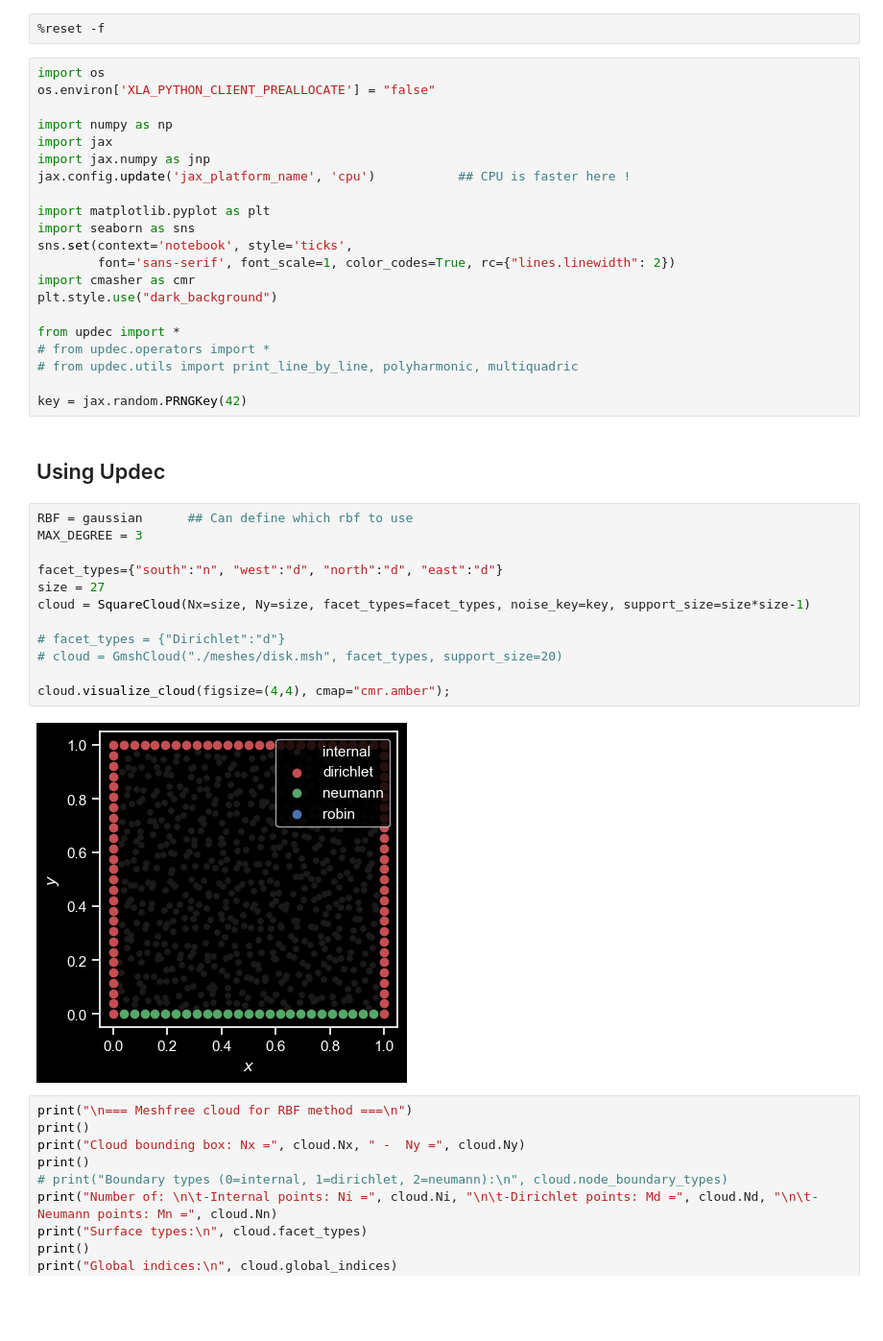
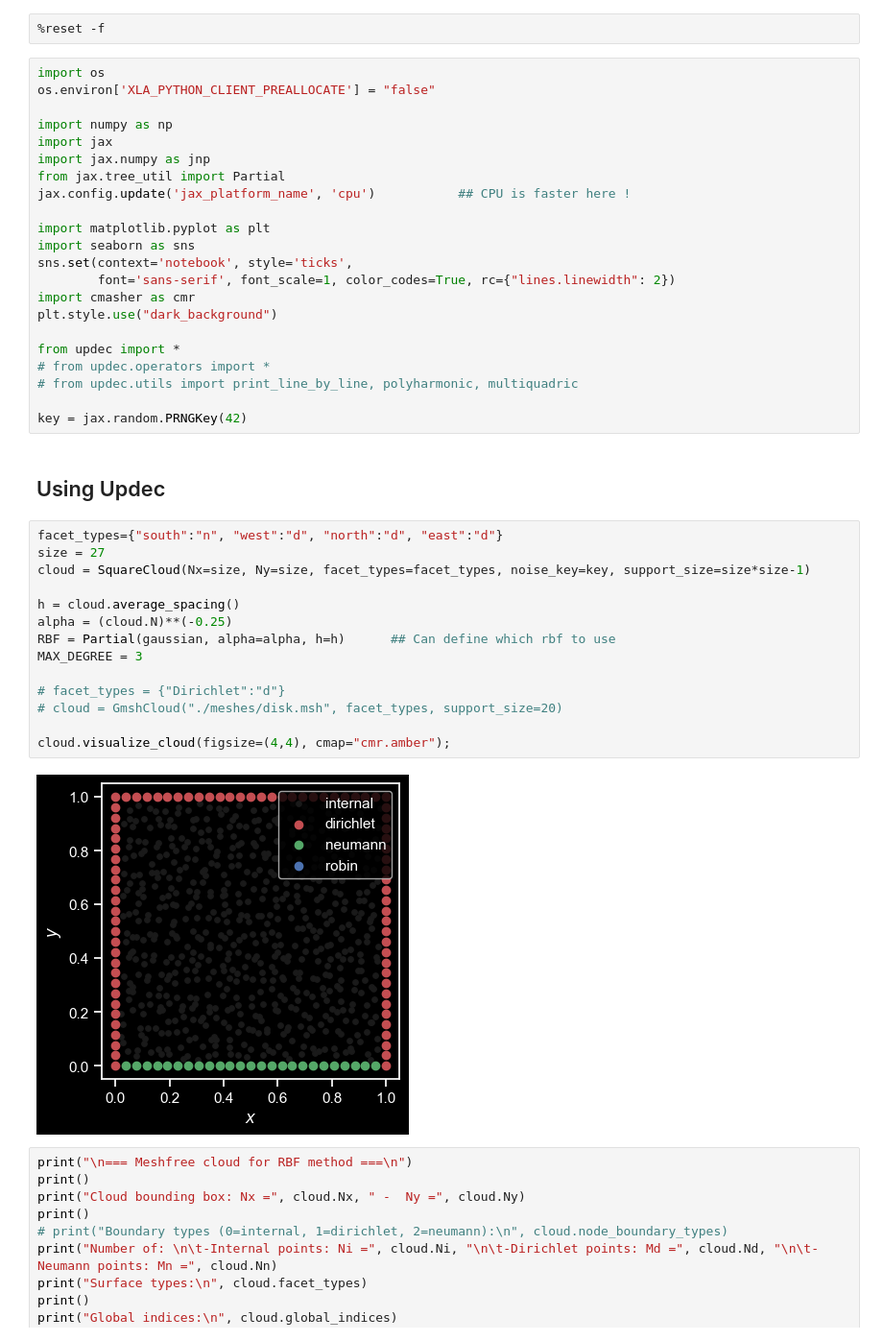
Before and after one commit to ddrous/Updes, a Jupyter notebook: examples/01_laplace_with_rbf.ipynb, the cells around one changed output. Shown at 96% size. Drawn from its saved outputs; the diff is of its cells as text; blank space fills up the shorter version.

Commit message:
Error saturation fix for gaussian rbf

```diff
--- a/examples/01_laplace_with_rbf.ipynb
+++ b/examples/01_laplace_with_rbf.ipynb
@@ -9,6 +9,7 @@ os.environ['XLA_PYTHON_CLIENT_PREALLOCATE'] = "false"
 import numpy as np
 import jax
 import jax.numpy as jnp
+from jax.tree_util import Partial
 jax.config.update('jax_platform_name', 'cpu')           ## CPU is faster here !
 
 import matplotlib.pyplot as plt
@@ -26,19 +27,21 @@ key = jax.random.PRNGKey(42)
 # %% [markdown]
 ## Using Updec
 # %%
-RBF = gaussian      ## Can define which rbf to use
-MAX_DEGREE = 3
-
 facet_types={"south":"n", "west":"d", "north":"d", "east":"d"}
 size = 27
 cloud = SquareCloud(Nx=size, Ny=size, facet_types=facet_types, noise_key=key, support_size=size*size-1)
+
+h = cloud.average_spacing()
+alpha = (cloud.N)**(-0.25)
+RBF = Partial(gaussian, alpha=alpha, h=h)      ## Can define which rbf to use
+MAX_DEGREE = 3
 
 # facet_types = {"Dirichlet":"d"}
 # cloud = GmshCloud("./meshes/disk.msh", facet_types, support_size=20)
 
 cloud.visualize_cloud(figsize=(4,4), cmap="cmr.amber");
 # %% [output]
-[figure, old version]
+[figure, new version]
 # %%
 print("\n=== Meshfree cloud for RBF method ===\n")
 print()
```
Also changed, not shown: parts of 1 cell of this notebook, 2 other files.
